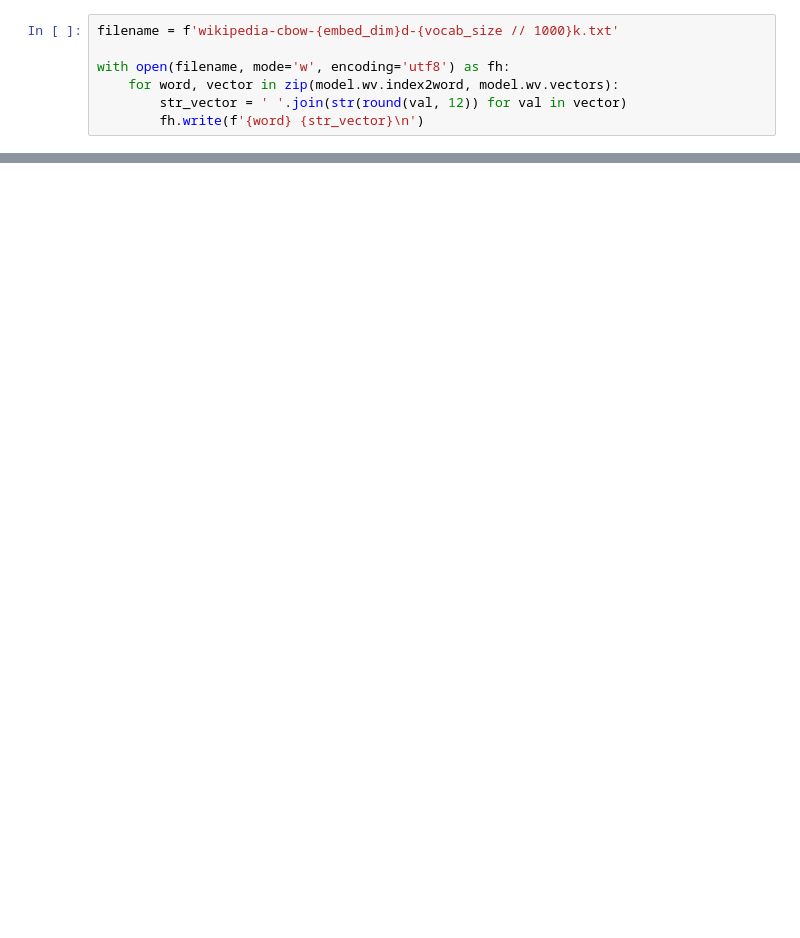
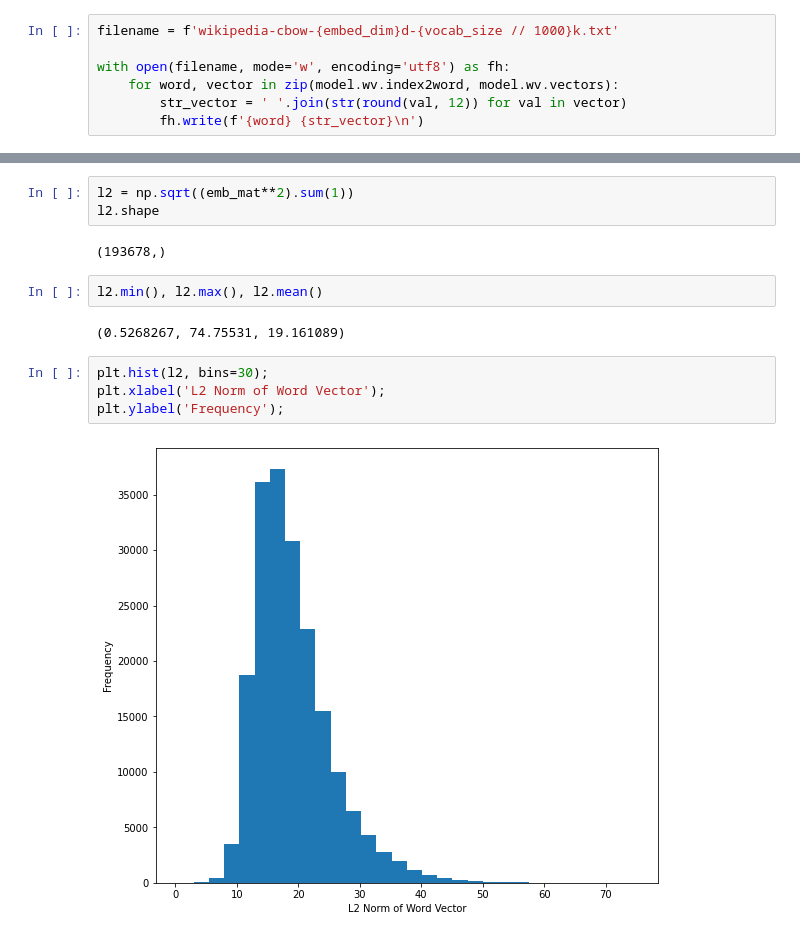
Before and after one commit to idfah/notebooks, a Jupyter notebook: nlp/word_embeddings_with_gensim_word2vec.ipynb, the cells around one changed output, grey strips where cells are left out. Drawn from its saved outputs; the diff is of its cells as text; blank space fills up the shorter version.

```diff
--- a/nlp/word_embeddings_with_gensim_word2vec.ipynb
+++ b/nlp/word_embeddings_with_gensim_word2vec.ipynb
@@ -280,0 +269,15 @@ plt.bar(range(embed_dim), model.wv.vectors.std(axis=0));
+# %%
+l2 = np.sqrt((emb_mat**2).sum(1))
+l2.shape
+# %% [output]
+(193678,)
+# %%
+l2.min(), l2.max(), l2.mean()
+# %% [output]
+(0.5268267, 74.75531, 19.161089)
+# %%
+plt.hist(l2, bins=30);
+plt.xlabel('L2 Norm of Word Vector');
+plt.ylabel('Frequency');
+# %% [output]
+[figure, added]
```
Also changed, not shown: parts of 29 cells of this notebook.
